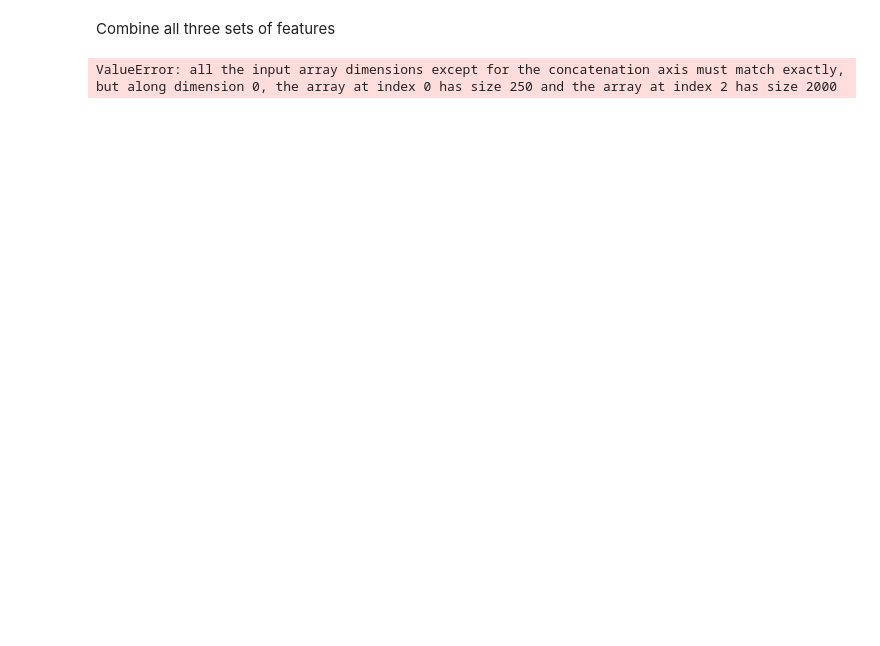
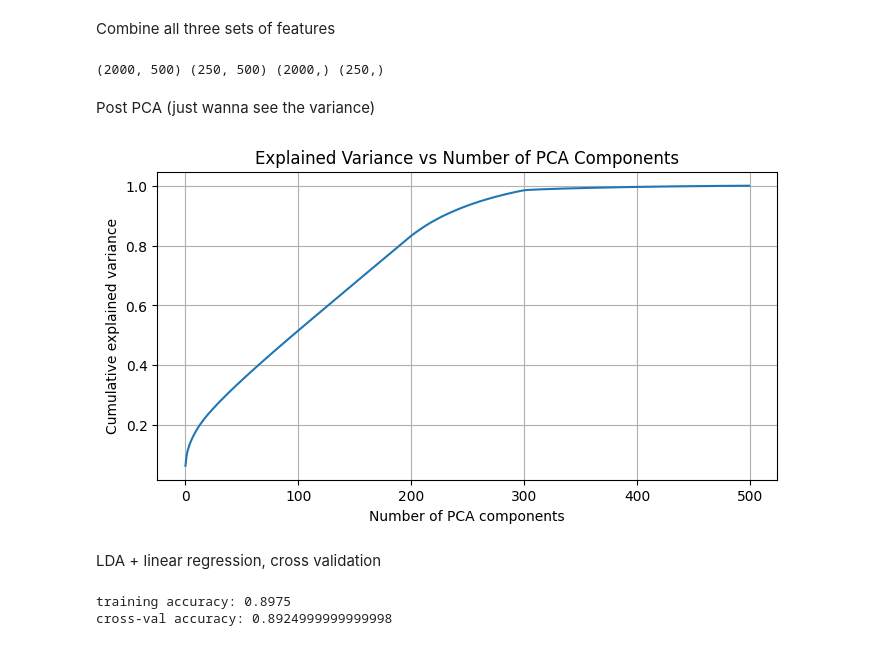
Before and after one commit to immanuelazn/w281_final_galaxy_zoo, a Jupyter notebook: pipeline_123_classifier_LDA_SVM.ipynb, the cells around one changed output. Cells and saved outputs as stored; diff of their text form; code cells hidden in the pictures; blank space fills up the shorter version.

```diff
--- a/pipeline_123_classifier_LDA_SVM.ipynb
+++ b/pipeline_123_classifier_LDA_SVM.ipynb
@@ -589,7 +606,15 @@ Y_train = df_train['label']
 Y_val = df_val['label']
 
 X_train = np.hstack([X_train_pipeline1, X_train_hog, X_train_resnet])
-X_val = np.hstack([x_val_pipeline1, X_val_hog, X_val_resnet])
+X_val = np.hstack([x_val_pipeline1, X_val_hog, resnet_val_pca_feature])
 print(X_train.shape, X_val.shape, Y_train.shape, Y_val.shape)
 # %% [output]
-ValueError: all the input array dimensions except for the concatenation axis must match exactly, but along dimension 0, the array at index 0 has size 250 and the array at index 2 has size 2000
+(2000, 500) (250, 500) (2000,) (250,)
+# %% [markdown]
+Post PCA (just wanna see the variance)
+# %%
+top_components = 200
+allpipeline_feature_train_pca, pca_all = pick_top_feature_pca(X_train, top_components, 500)
+allpipeline_feature_val_pca = pick_top_feature_pca_val_test(pca_all, X_val, top_components)
+# %% [output]
+[figure, added]
@@ -595,0 +624,41 @@ ValueError: all the input array dimensions except for the concatenation axis mus
+# %% [markdown]
+LDA + linear regression, cross validation
+# %%
+from sklearn.model_selection import train_test_split
+from sklearn.discriminant_analysis import LinearDiscriminantAnalysis
+from sklearn.metrics import accuracy_score
+import pandas as pd
+from sklearn.metrics import roc_auc_score, confusion_matrix
+from sklearn.linear_model import LogisticRegression
+from sklearn.model_selection import cross_val_score
+
+# LDA to reduce the dimension to number of class - 1
+lda = LinearDiscriminantAnalysis(n_components = 4)
+X_train_lda = lda.fit_transform(X_train, Y_train)
+X_val_lda = lda.transform(X_val)
+
+# Logistic Regression with L1 regularization
+# [0.001, 0.01, 0.1, 1]
+classifier_l1 = LogisticRegression(penalty='l1', C=1 , solver='liblinear')
+classifier_l1.fit(X_train_lda, Y_train)
+
+# training accuracy
+y_pred = classifier_l1.predict(X_train_lda)
+# evaluate the performance of the classifier
+accuracy = accuracy_score(Y_train, y_pred)
+print("training accuracy:", accuracy)
+
+cv_scores = cross_val_score(classifier_l1, X_train_lda, Y_train, cv=5)
+print("cross-val accuracy:", cv_scores.mean())
+
+# before grid search
+# n_componentsint = 4
+# training accuracy: 0.8975
+# cross-val accuracy: 0.8924999999999998
+
+# n_componentsint = 3
+# training accuracy: 0.884
+# cross-val accuracy: 0.882
+# %% [output]
+training accuracy: 0.8975
+cross-val accuracy: 0.8924999999999998
```
Also changed, not shown: parts of 22 cells of this notebook.
